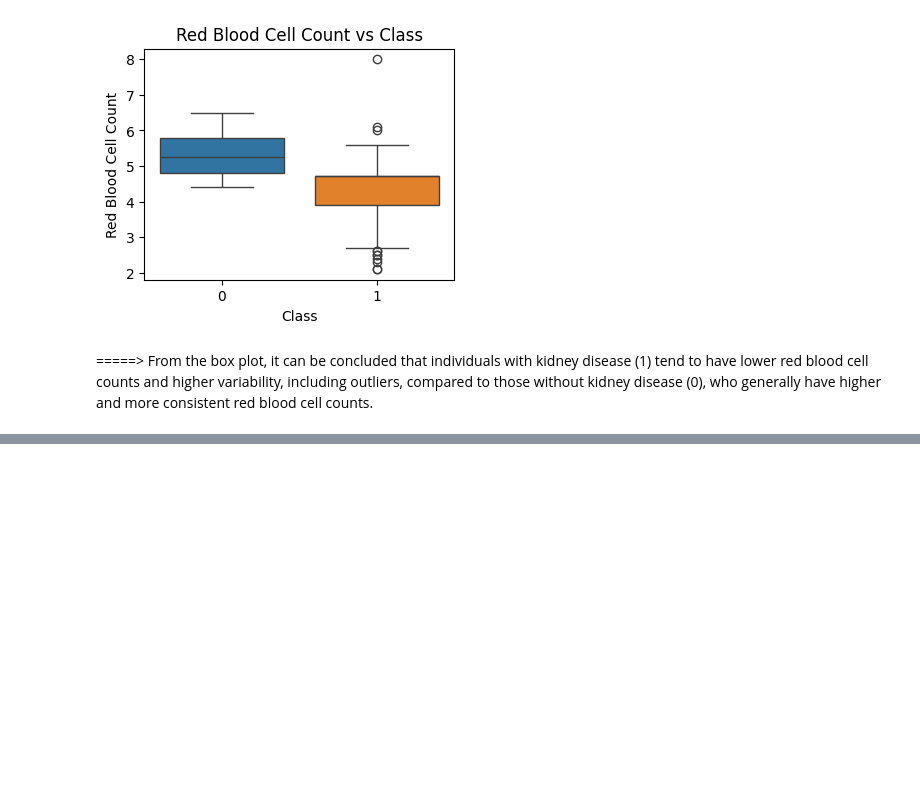
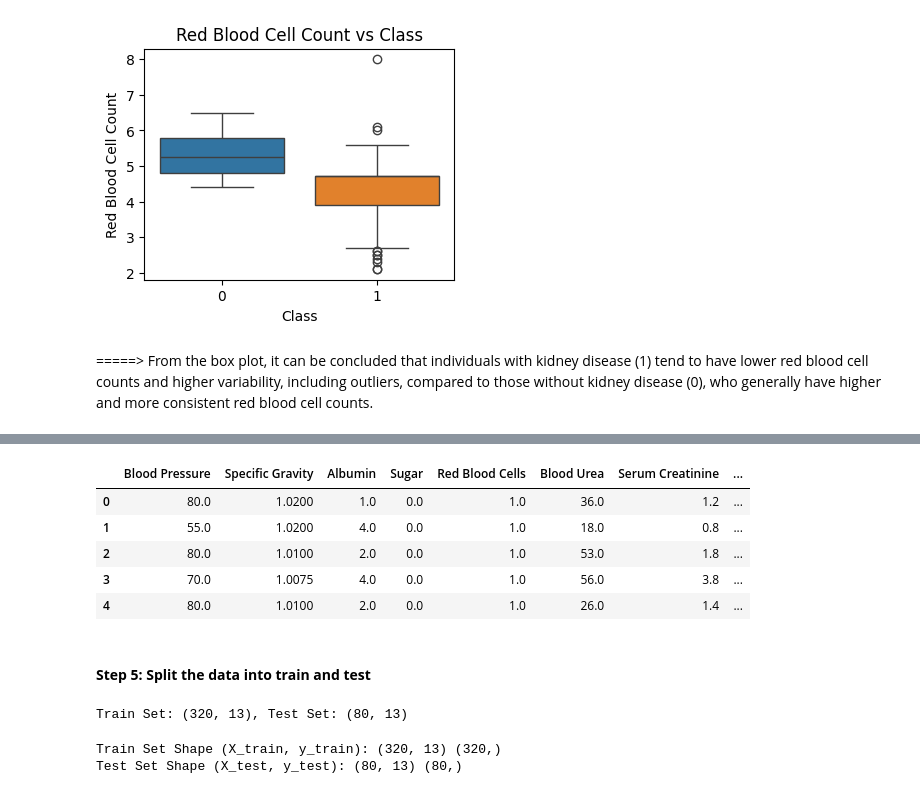
Before and after one commit to Angad143/HealthScope---A-Multi-Disease-Progression-and-Severity-Prediction-Platform, a Jupyter notebook: Kidney Disease Progression Prediction/Kidney_Disease_Prediction.ipynb, the cells around one changed output, grey strips where cells are left out. Cells and saved outputs as stored; diff of their text form; code cells hidden in the pictures; blank space fills up the shorter version.

Commit message:
completed data cleaning and preprocessing

```diff
--- a/Kidney Disease Progression Prediction/Kidney_Disease_Prediction.ipynb
+++ b/Kidney Disease Progression Prediction/Kidney_Disease_Prediction.ipynb
@@ -738,0 +839,34 @@ plt.show()
+# %%
+# Cleaned dataset
+df.head()
+# %% [output]
+|  | Blood Pressure | Specific Gravity | Albumin | Sugar | Red Blood Cells | Blood Urea | Serum Creatinine | ... |
+| 0 | 80.0 | 1.0200 | 1.0 | 0.0 | 1.0 | 36.0 | 1.2 | ... |
+| 1 | 55.0 | 1.0200 | 4.0 | 0.0 | 1.0 | 18.0 | 0.8 | ... |
+| 2 | 80.0 | 1.0100 | 2.0 | 0.0 | 1.0 | 53.0 | 1.8 | ... |
+| 3 | 70.0 | 1.0075 | 4.0 | 0.0 | 1.0 | 56.0 | 3.8 | ... |
+| 4 | 80.0 | 1.0100 | 2.0 | 0.0 | 1.0 | 26.0 | 1.4 | ... |
+# %% [markdown]
+#### **Step 5: Split the data into train and test**
+# %%
+from sklearn.preprocessing import StandardScaler
+from sklearn.model_selection import train_test_split
+
+# Define features (X) and target (y)
+X = df.drop(columns=['Class'])  # Independent variables
+y = df['Class']  # Target variable
+
+# Split into 80% Train and 20% Test set
+X_train, X_test, y_train, y_test = train_test_split(X, y, test_size=0.2, random_state=42, stratify=y)
+
+# Display the shape of train and test sets
+print(f"Train Set: {X_train.shape}, Test Set: {X_test.shape}")
+# %% [output]
+Train Set: (320, 13), Test Set: (80, 13)
+# %%
+# Print the shape of train and test sets
+print("Train Set Shape (X_train, y_train):", X_train.shape, y_train.shape)
+print("Test Set Shape (X_test, y_test):", X_test.shape, y_test.shape)
+# %% [output]
+Train Set Shape (X_train, y_train): (320, 13) (320,)
+Test Set Shape (X_test, y_test): (80, 13) (80,)
```
Also changed, not shown: parts of 13 cells of this notebook.
